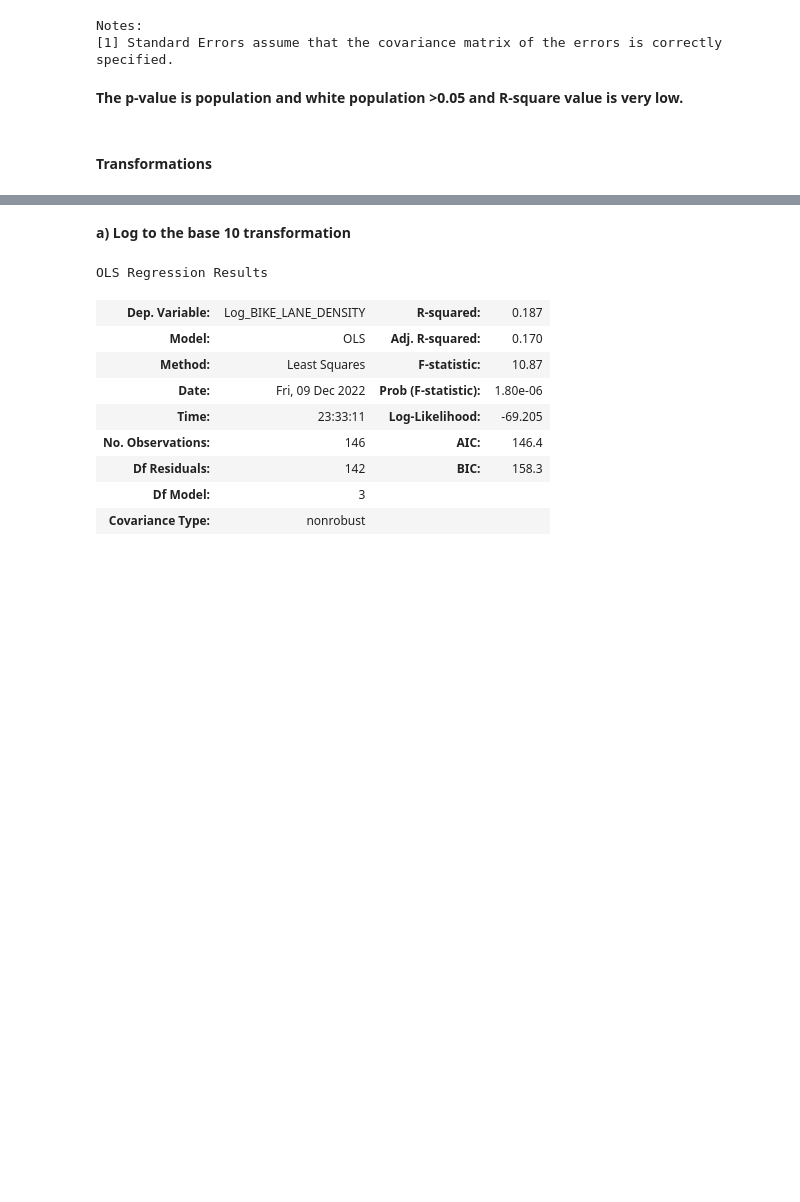
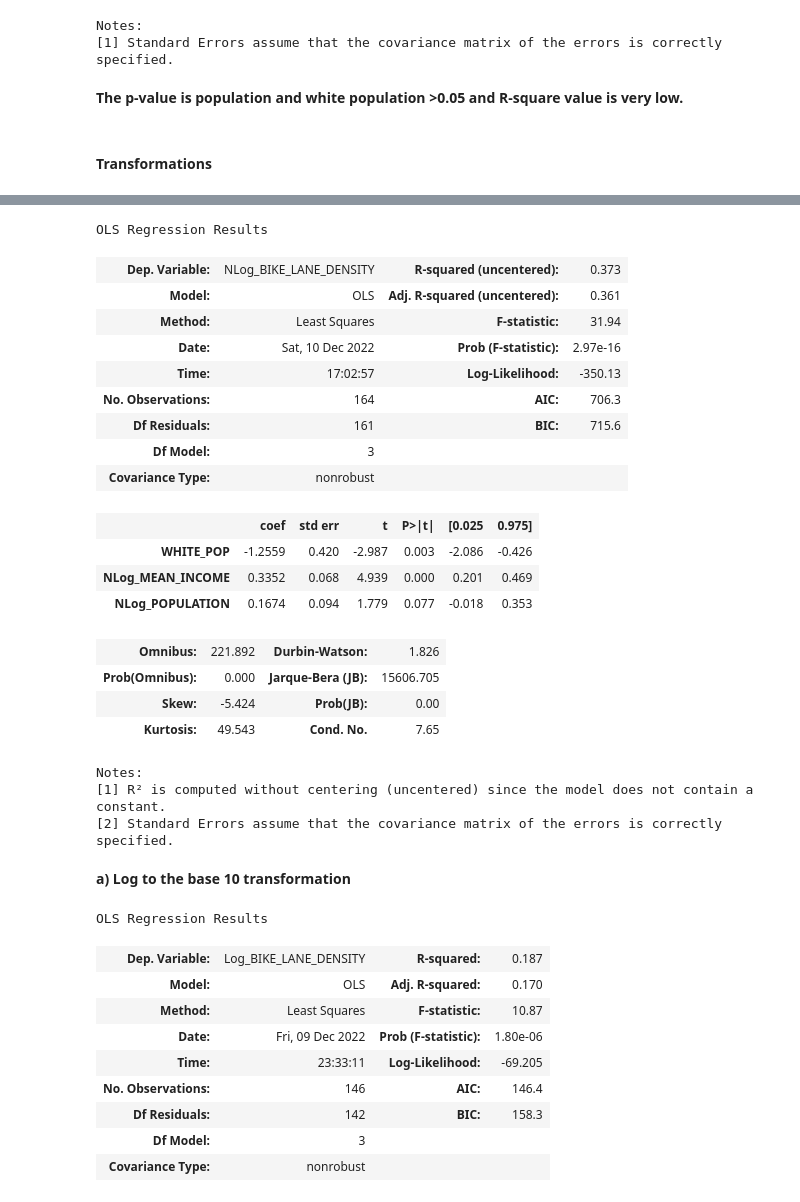
Before and after one commit to ajay1808/Principles-of-Urban-Informatics-Project, a Jupyter notebook: Demographic vs Bike Lane Density.ipynb, the cells around one changed output, grey strips where cells are left out. Saved outputs shown, nothing was run; the diff lists cells and outputs as text; code cells hidden in the pictures; blank space fills up the shorter version.

```diff
--- a/Demographic vs Bike Lane Density.ipynb
+++ b/Demographic vs Bike Lane Density.ipynb
@@ -205,3 +216,30 @@ Notes:
+# %%
+data1=data1.dropna()
+# %%
+lm = smf.ols(formula='NLog_BIKE_LANE_DENSITY ~ WHITE_POP + NLog_MEAN_INCOME + NLog_POPULATION-1',data=data1).fit()
+lm.summary()
+# %% [output]
+OLS Regression Results
+| Dep. Variable: | NLog_BIKE_LANE_DENSITY | R-squared (uncentered): | 0.373 |
+| Model: | OLS | Adj. R-squared (uncentered): | 0.361 |
+| Method: | Least Squares | F-statistic: | 31.94 |
+| Date: | Sat, 10 Dec 2022 | Prob (F-statistic): | 2.97e-16 |
+| Time: | 17:02:57 | Log-Likelihood: | -350.13 |
+| No. Observations: | 164 | AIC: | 706.3 |
+| Df Residuals: | 161 | BIC: | 715.6 |
+| Df Model: | 3 |  |  |
+| Covariance Type: | nonrobust |  |  |
+|  | coef | std err | t | P>|t| | [0.025 | 0.975] |
+| WHITE_POP | -1.2559 | 0.420 | -2.987 | 0.003 | -2.086 | -0.426 |
+| NLog_MEAN_INCOME | 0.3352 | 0.068 | 4.939 | 0.000 | 0.201 | 0.469 |
+| NLog_POPULATION | 0.1674 | 0.094 | 1.779 | 0.077 | -0.018 | 0.353 |
+| Omnibus: | 221.892 | Durbin-Watson: | 1.826 |
+| Prob(Omnibus): | 0.000 | Jarque-Bera (JB): | 15606.705 |
+| Skew: | -5.424 | Prob(JB): | 0.00 |
+| Kurtosis: | 49.543 | Cond. No. | 7.65 |
+Notes:
+[1] R² is computed without centering (uncentered) since the model does not contain a constant.
+[2] Standard Errors assume that the covariance matrix of the errors is correctly specified.
 # %% [markdown]
 **a) Log to the base 10 transformation**
 # %%
```
Also changed, not shown: parts of 20 cells of this notebook.
